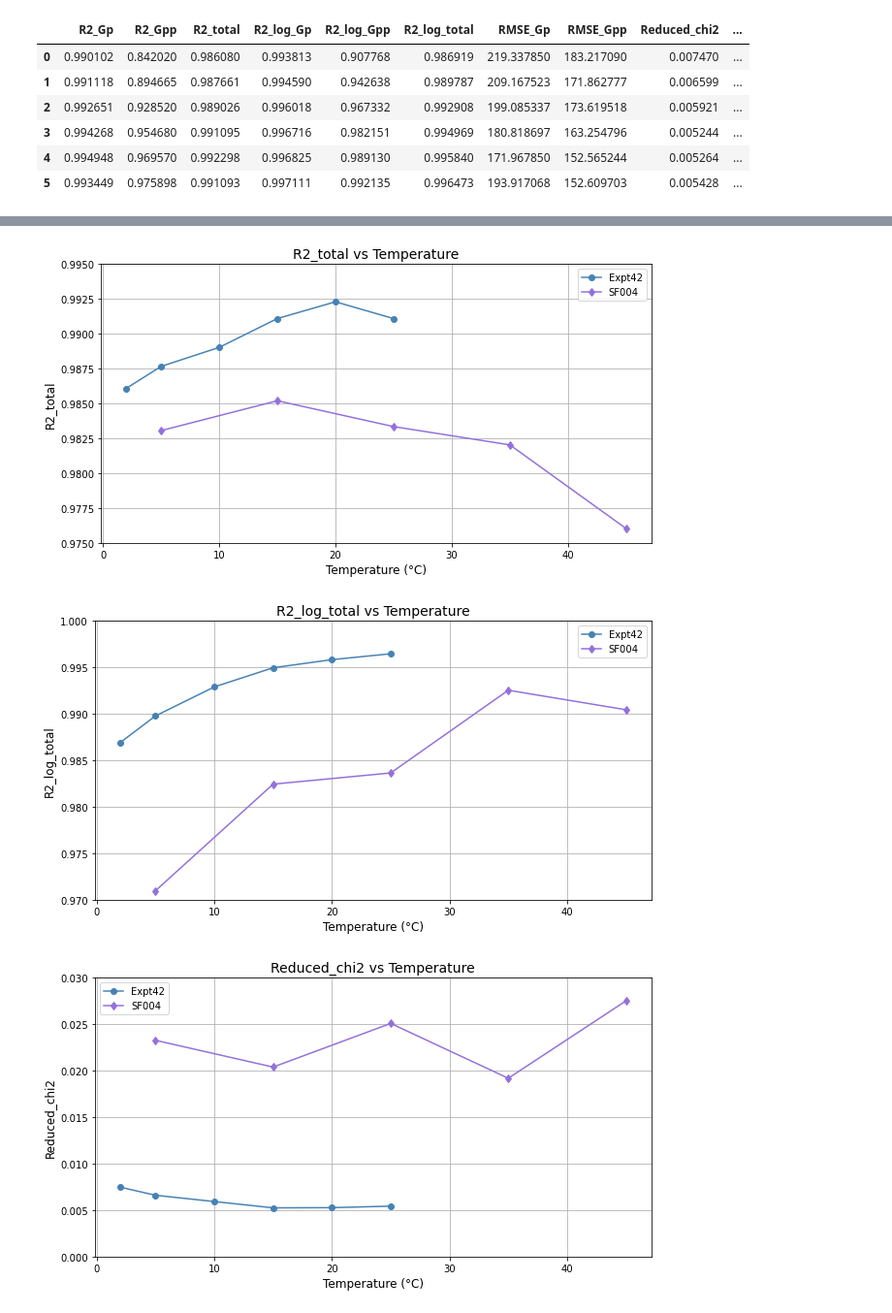
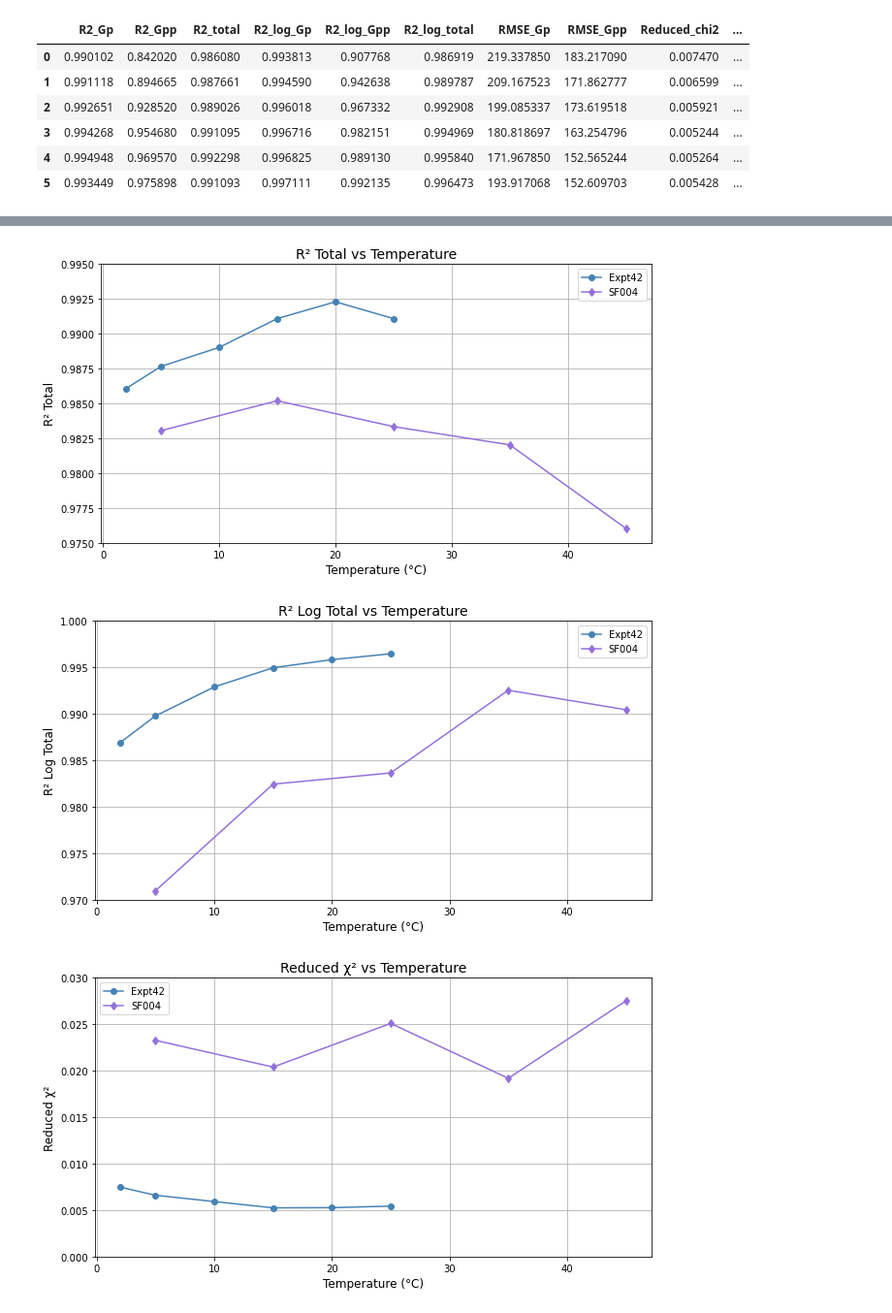
Before and after one commit to sc-coding-work/Sticky_Dumbbell_MS_Project, a Jupyter notebook: Fits_folder/Results_analysis.ipynb, the cells around one changed output, grey strips where cells are left out. Shown at 97% size. Saved outputs shown, nothing was run; the diff lists cells and outputs as text; code cells hidden in the pictures.

```diff
--- a/Fits_folder/Results_analysis.ipynb
+++ b/Fits_folder/Results_analysis.ipynb
@@ -127,5 +128,5 @@ plot_r2_subplots(df_by_folder, folders, labels, y_col='Reduced_chi2',   ylim=(0,
 # %%
-def plot_two_dfs(df_by_folder, folder1, folder2, label1, label2, y_col='R2_total', x_col='temperature', ylim=None):
+def plot_two_dfs(df_by_folder, folder1, folder2, label1, label2, y_col='R2_total', y_title=None, x_col='temperature', ylim=None):
     """
     Plots two dataframes on the same graph.
 
@@ -134,44 +135,45 @@ def plot_two_dfs(df_by_folder, folder1, folder2, label1, label2, y_col='R2_total
         folder1/2    : keys to pull from df_by_folder
         label1/2     : legend labels for each dataframe
         y_col        : column to plot on y-axis (default 'R2_total')
+        y_title      : title for y-axis (default None)
         x_col        : column to plot on x-axis (default 'temperature')
         ylim         : tuple for y-axis limits, e.g. (0.97, 0.995). None for auto.
     """
     df1 = df_by_folder[folder1]
     df2 = df_by_folder[folder2]
 
     fig, ax = plt.subplots(figsize=(9, 5))
 
     ax.plot([2,5,10,15,20,25], df1[y_col], marker='o', color='steelblue', label=label1)
     ax.plot([5,15,25,35,45], df2[y_col], marker='d', color='mediumpurple',    label=label2)
 
     ax.set_xlabel('Temperature (°C)', fontsize=12)
-    ax.set_ylabel(y_col, fontsize=12)
-    ax.set_title(f'{y_col} vs Temperature', fontsize=14)
+    ax.set_ylabel(y_title, fontsize=12)
+    ax.set_title(f'{y_title} vs Temperature', fontsize=14)
     ax.legend()
     ax.grid(True)
     if ylim:
         ax.set_ylim(ylim)
 
     plt.tight_layout()
     plt.savefig(f'{y_col}_vs_temp_for_TDepend_data.png', dpi=150)
     plt.show()
 
 
 # Example call
 plot_two_dfs(df_by_folder,
              folder1='Expt42_data', folder2='SF004_data',
              label1='Expt42',       label2='SF004',
-             y_col='R2_total', ylim=(0.975, 0.995))
+             y_col='R2_total', y_title='R² Total', ylim=(0.975, 0.995))
 plot_two_dfs(df_by_folder,
              folder1='Expt42_data', folder2='SF004_data',
              label1='Expt42',       label2='SF004',
-             y_col='R2_log_total', ylim=(0.97, 1))
+             y_col='R2_log_total', y_title='R² Log Total', ylim=(0.97, 1))
 plot_two_dfs(df_by_folder,
              folder1='Expt42_data', folder2='SF004_data',
              label1='Expt42',       label2='SF004',
-             y_col='Reduced_chi2', ylim=(0, 0.03))
+             y_col='Reduced_chi2', y_title='Reduced χ²', ylim=(0, 0.03))
 # %% [output]
-[figure, old version]
+[figure, new version]
-[figure, old version]
+[figure, new version]
-[figure, old version]
+[figure, new version]
```
Also changed, not shown: parts of 4 cells of this notebook, 3 other files.
